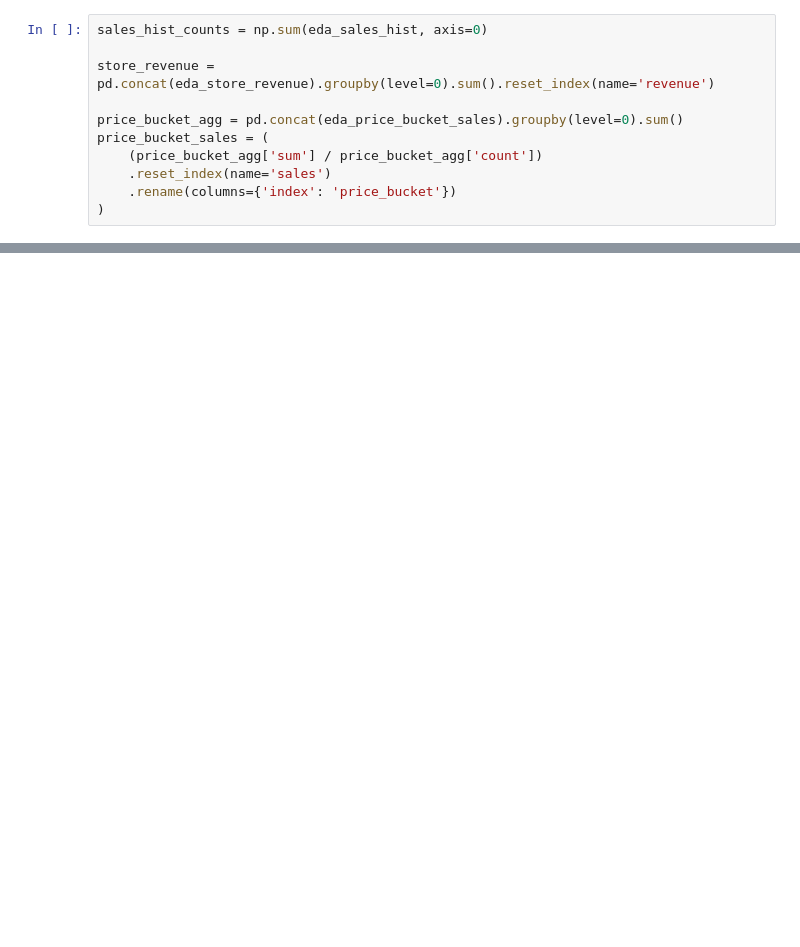
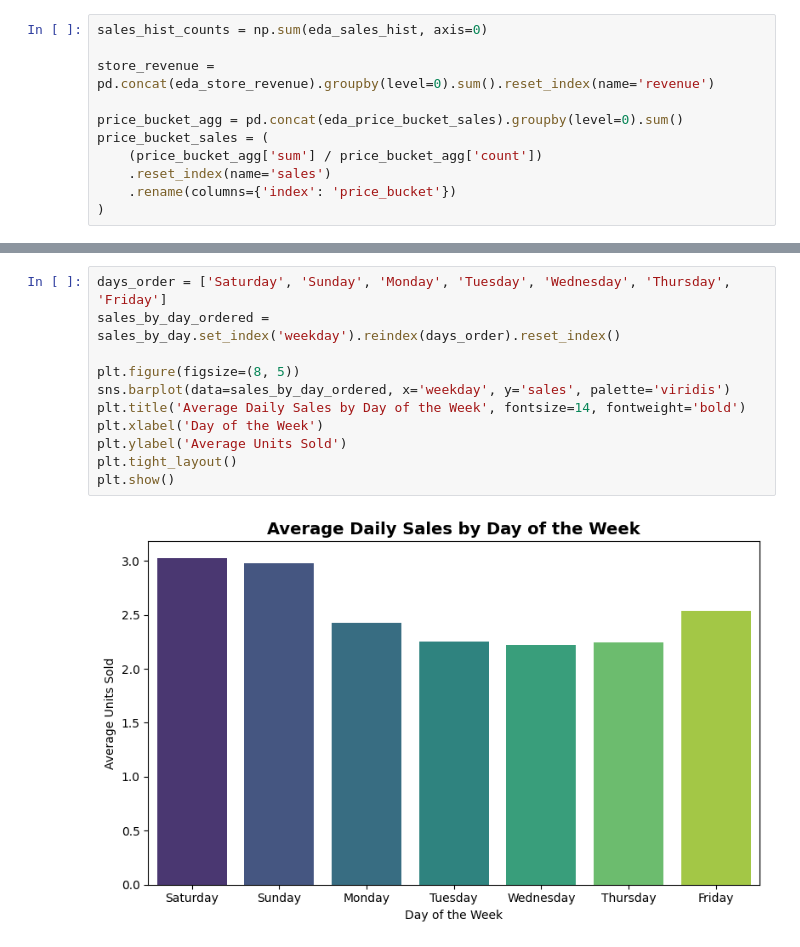
Before and after one commit to AmrKhaled545/Retail-Demand-Forecasting-Project, a Jupyter notebook: Retail_Demand_Forecasting.ipynb, the cells around one changed output, grey strips where cells are left out. Saved outputs shown, nothing was run; the diff lists cells and outputs as text; blank space fills up the shorter version.

```diff
--- a/Retail_Demand_Forecasting.ipynb
+++ b/Retail_Demand_Forecasting.ipynb
@@ -468,0 +534,13 @@ price_bucket_sales = (
+# %%
+days_order = ['Saturday', 'Sunday', 'Monday', 'Tuesday', 'Wednesday', 'Thursday', 'Friday']
+sales_by_day_ordered = sales_by_day.set_index('weekday').reindex(days_order).reset_index()
+
+plt.figure(figsize=(8, 5))
+sns.barplot(data=sales_by_day_ordered, x='weekday', y='sales', palette='viridis')
+plt.title('Average Daily Sales by Day of the Week', fontsize=14, fontweight='bold')
+plt.xlabel('Day of the Week')
+plt.ylabel('Average Units Sold')
+plt.tight_layout()
+plt.show()
+# %% [output]
+[figure, added]
```
Also changed, not shown: parts of 9 cells of this notebook.
